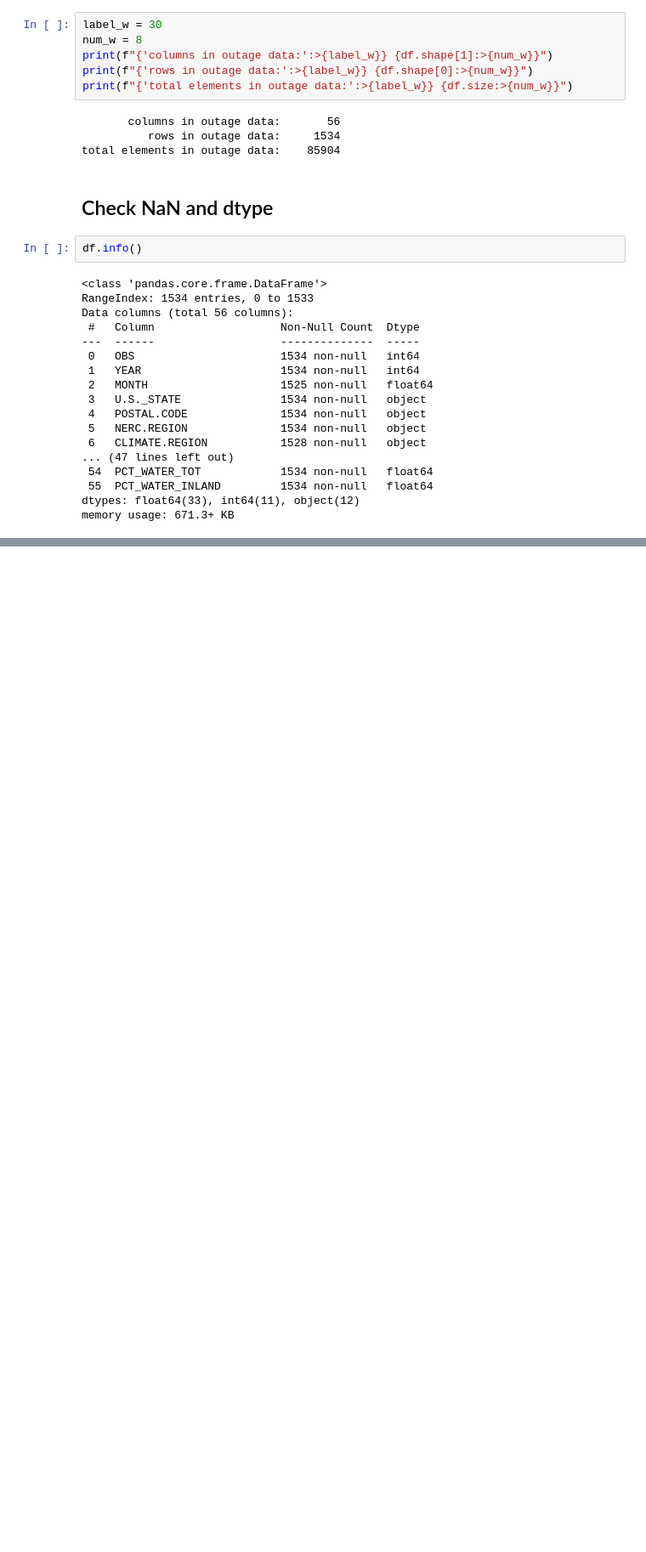
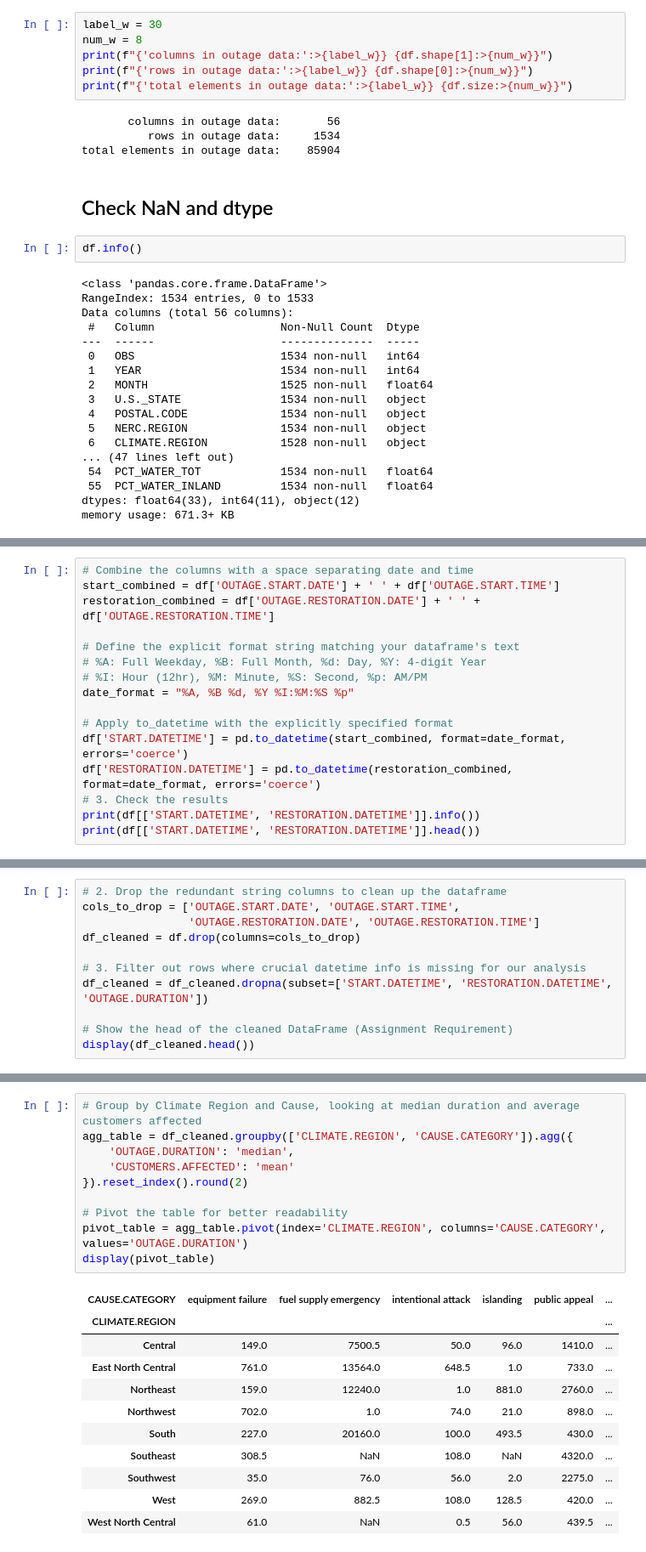
Before and after one commit to scotty-ucsd/dsc259_final_project_rsrogers, a Jupyter notebook: notebooks/eda.ipynb, the cells around one changed output, grey strips where cells are left out. Shown at 85% size. Drawn from its saved outputs; the diff is of its cells as text; blank space fills up the shorter version.

```diff
--- a/notebooks/eda.ipynb
+++ b/notebooks/eda.ipynb
@@ -55,3 +94,19 @@ df[date_time].head()
 | 2 | 8:00:00 PM | 10:00:00 PM | Tuesday, October 26, 2010 | Thursday, October 28, 2010 |
 | 3 | 4:30:00 AM | 11:00:00 PM | Tuesday, June 19, 2012 | Wednesday, June 20, 2012 |
 | 4 | 2:00:00 AM | 7:00:00 AM | Saturday, July 18, 2015 | Sunday, July 19, 2015 |
+# %%
+# Combine the columns with a space separating date and time
+start_combined = df['OUTAGE.START.DATE'] + ' ' + df['OUTAGE.START.TIME']
+restoration_combined = df['OUTAGE.RESTORATION.DATE'] + ' ' + df['OUTAGE.RESTORATION.TIME']
+
+# Define the explicit format string matching your dataframe's text
+# %A: Full Weekday, %B: Full Month, %d: Day, %Y: 4-digit Year
+# %I: Hour (12hr), %M: Minute, %S: Second, %p: AM/PM
+date_format = "%A, %B %d, %Y %I:%M:%S %p"
+
+# Apply to_datetime with the explicitly specified format
+df['START.DATETIME'] = pd.to_datetime(start_combined, format=date_format, errors='coerce')
+df['RESTORATION.DATETIME'] = pd.to_datetime(restoration_combined, format=date_format, errors='coerce')
+# 3. Check the results
+print(df[['START.DATETIME', 'RESTORATION.DATETIME']].info())
+print(df[['START.DATETIME', 'RESTORATION.DATETIME']].head())
@@ -57,0 +130,11 @@ df[date_time].head()
+# %%
+# 2. Drop the redundant string columns to clean up the dataframe
+cols_to_drop = ['OUTAGE.START.DATE', 'OUTAGE.START.TIME',
+                'OUTAGE.RESTORATION.DATE', 'OUTAGE.RESTORATION.TIME']
+df_cleaned = df.drop(columns=cols_to_drop)
+
+# 3. Filter out rows where crucial datetime info is missing for our analysis
+df_cleaned = df_cleaned.dropna(subset=['START.DATETIME', 'RESTORATION.DATETIME', 'OUTAGE.DURATION'])
+
+# Show the head of the cleaned DataFrame (Assignment Requirement)
+display(df_cleaned.head())
@@ -57,0 +183,22 @@ df[date_time].head()
+# %%
+# Group by Climate Region and Cause, looking at median duration and average customers affected
+agg_table = df_cleaned.groupby(['CLIMATE.REGION', 'CAUSE.CATEGORY']).agg({
+    'OUTAGE.DURATION': 'median',
+    'CUSTOMERS.AFFECTED': 'mean'
+}).reset_index().round(2)
+
+# Pivot the table for better readability
+pivot_table = agg_table.pivot(index='CLIMATE.REGION', columns='CAUSE.CATEGORY', values='OUTAGE.DURATION')
+display(pivot_table)
+# %% [output]
+| CAUSE.CATEGORY | equipment failure | fuel supply emergency | intentional attack | islanding | public appeal | ... |
+| CLIMATE.REGION |  |  |  |  |  | ... |
+| Central | 149.0 | 7500.5 | 50.0 | 96.0 | 1410.0 | ... |
+| East North Central | 761.0 | 13564.0 | 648.5 | 1.0 | 733.0 | ... |
+| Northeast | 159.0 | 12240.0 | 1.0 | 881.0 | 2760.0 | ... |
+| Northwest | 702.0 | 1.0 | 74.0 | 21.0 | 898.0 | ... |
+| South | 227.0 | 20160.0 | 100.0 | 493.5 | 430.0 | ... |
+| Southeast | 308.5 | NaN | 108.0 | NaN | 4320.0 | ... |
+| Southwest | 35.0 | 76.0 | 56.0 | 2.0 | 2275.0 | ... |
+| West | 269.0 | 882.5 | 108.0 | 128.5 | 420.0 | ... |
+| West North Central | 61.0 | NaN | 0.5 | 56.0 | 439.5 | ... |
```
Also changed, not shown: parts of 15 cells of this notebook, 4 other files.
